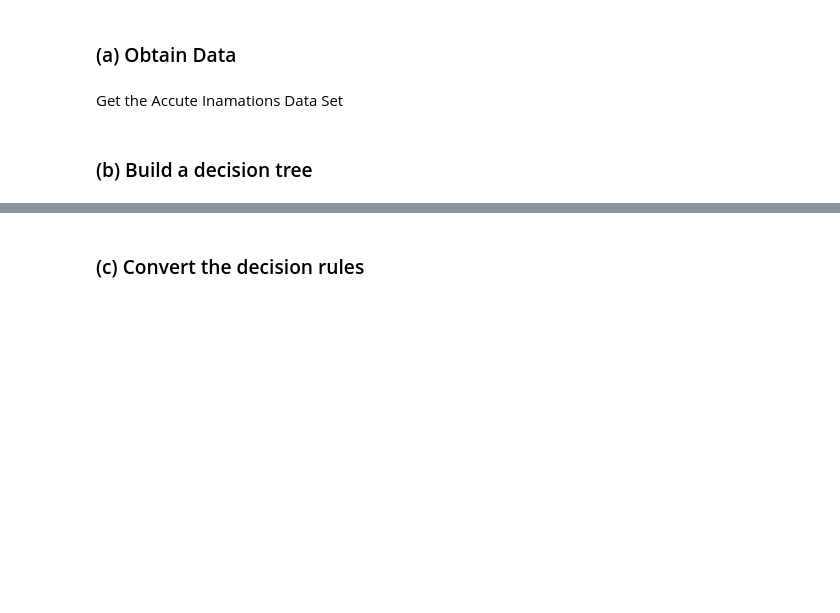
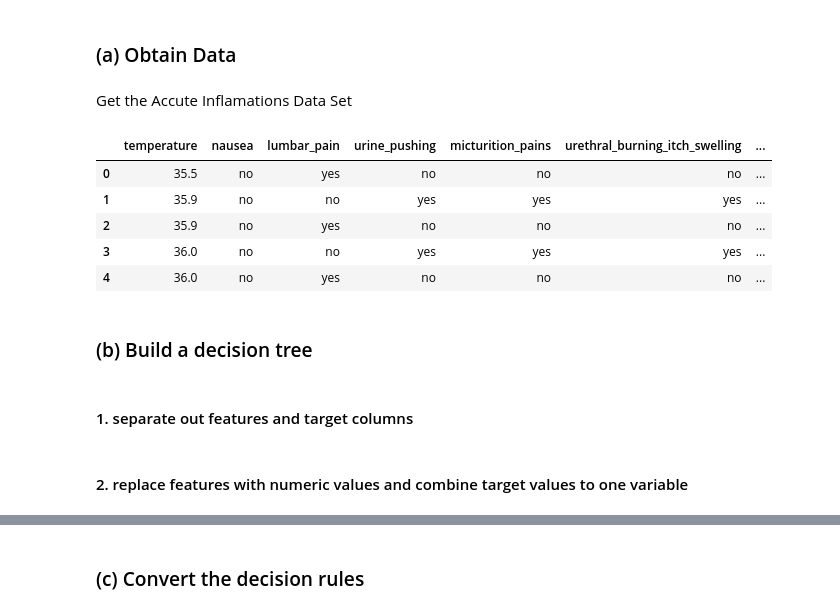
Before and after one commit to akeehan56/DSCI552, a Jupyter notebook: HW5/notebook/Keehan_Alyssa_HW5.ipynb, the cells around one changed output, grey strips where cells are left out. Drawn from its saved outputs; the diff is of its cells as text; code cells hidden in the pictures; blank space fills up the shorter version.

```diff
--- a/HW5/notebook/Keehan_Alyssa_HW5.ipynb
+++ b/HW5/notebook/Keehan_Alyssa_HW5.ipynb
@@ -19,6 +37,37 @@ Import packages
 # %% [markdown]
 ### (a) Obtain Data
 # %% [markdown]
-Get the Accute Inamations Data Set
+Get the Accute Inflamations Data Set
+# %%
+columns = [
+    "temperature",
+    "nausea",
+    "lumbar_pain",
+    "urine_pushing",
+    "micturition_pains",
+    "urethral_burning_itch_swelling",
+    "bladder_inflammation",
+    "nephritis",
+]
+
+df = pd.read_csv(
+    "../data/diagnosis.data",
+    sep="\t",
+    decimal=",",
+    encoding="utf-16",
+    header=None,
+    names=columns,
+)
+
+df.head()
+# %% [output]
+|  | temperature | nausea | lumbar_pain | urine_pushing | micturition_pains | urethral_burning_itch_swelling | ... |
+| 0 | 35.5 | no | yes | no | no | no | ... |
+| 1 | 35.9 | no | no | yes | yes | yes | ... |
+| 2 | 35.9 | no | yes | no | no | no | ... |
+| 3 | 36.0 | no | no | yes | yes | yes | ... |
+| 4 | 36.0 | no | yes | no | no | no | ... |
 # %% [markdown]
 ### (b) Build a decision tree
+# %% [markdown]
+#### 1. separate out features and target columns
@@ -24,0 +85,2 @@ Get the Accute Inamations Data Set
+# %% [markdown]
+#### 2. replace features with numeric values and combine target values to one variable
```
Also changed, not shown: parts of 16 cells of this notebook, 1 other file.
